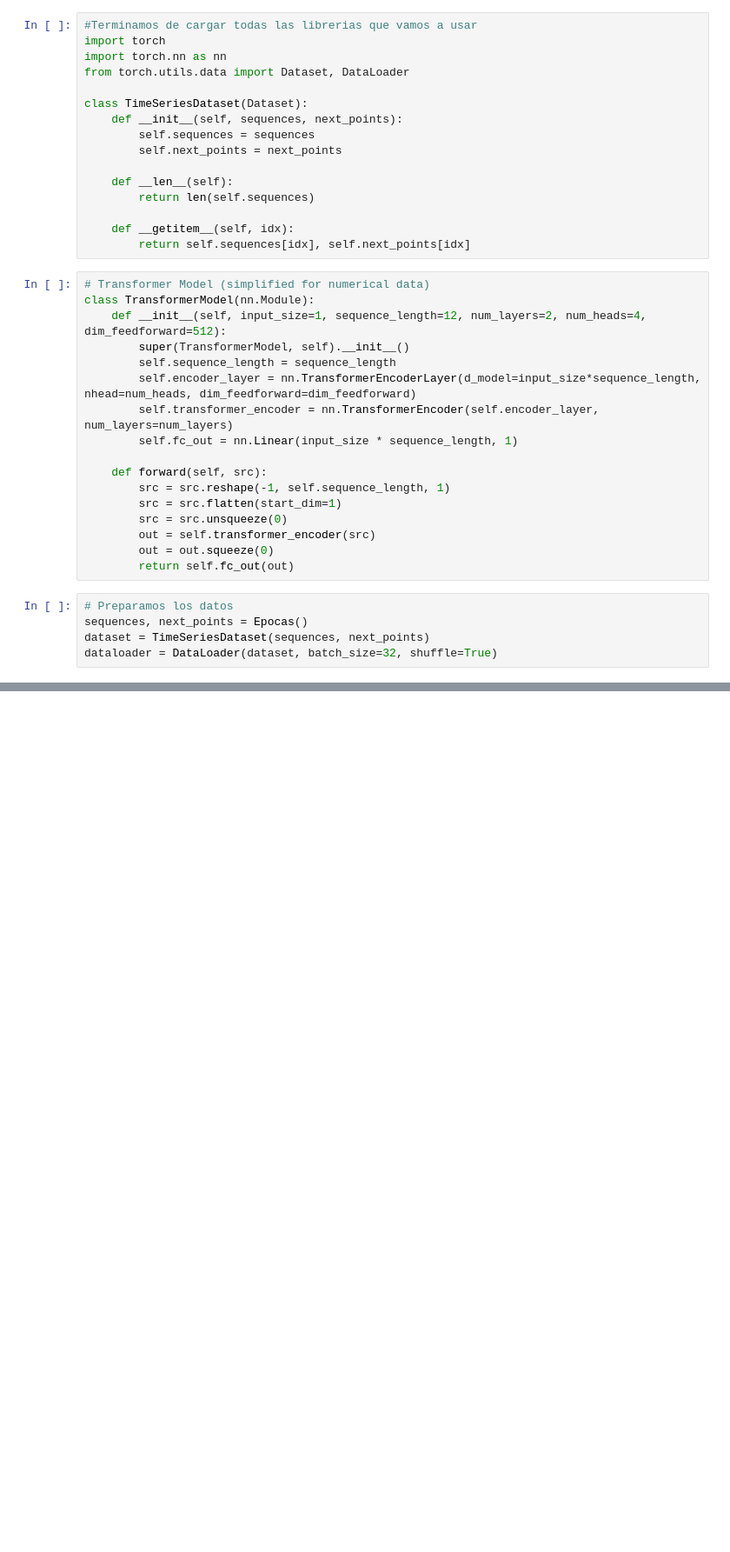
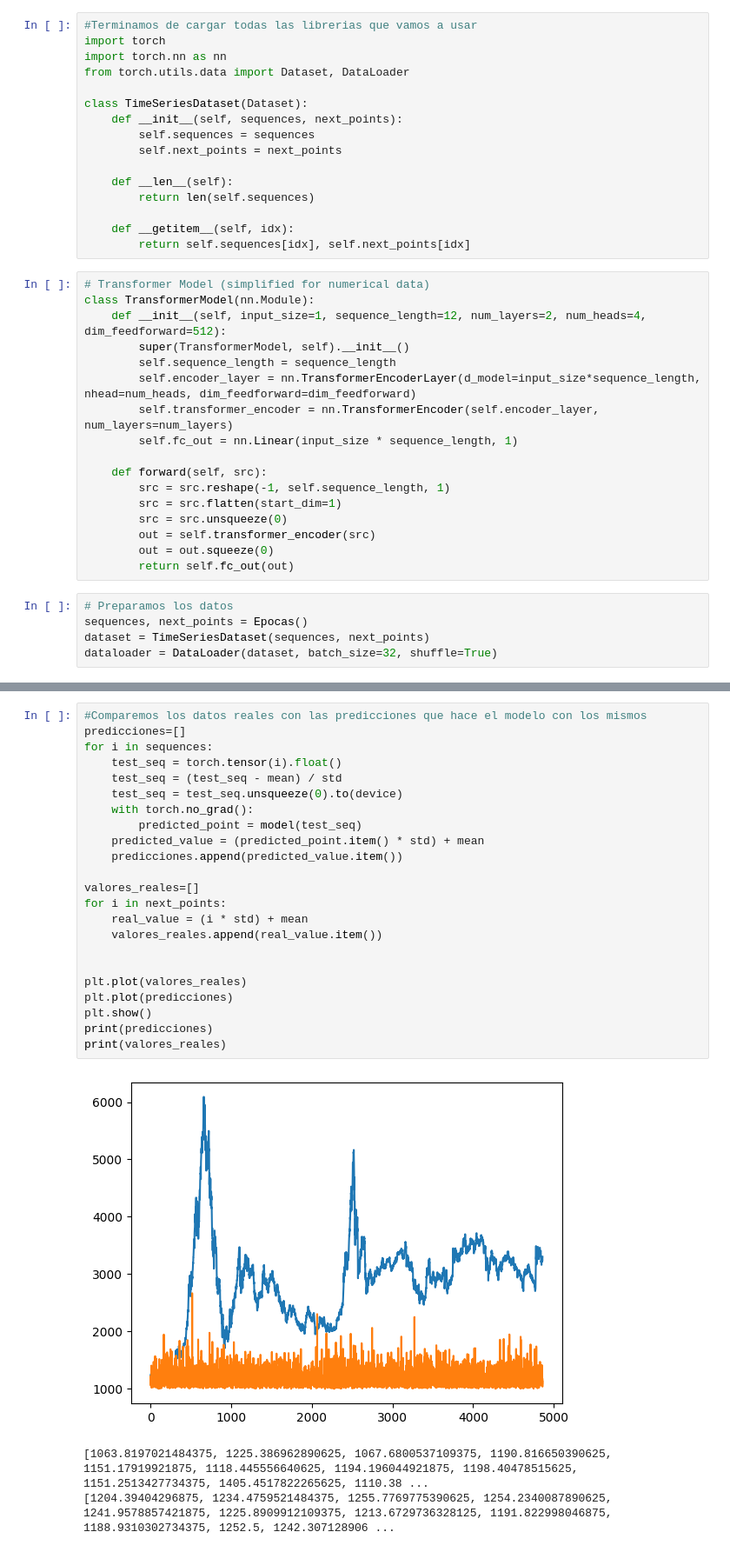
Before and after one commit to RedLakes17/SS-AntonioRojas, a Jupyter notebook: TWM3.ipynb, the cells around one changed output, grey strips where cells are left out. Shown: that part at 87% size. Drawn from its saved outputs; the diff is of its cells as text; blank space fills up the shorter version.

```diff
--- a/TWM3.ipynb
+++ b/TWM3.ipynb
@@ -146 +146,28 @@ Predicción (dato siguiente): tensor(1289.0795)
 Dato siguiente real: tensor(1204.3940)
+# %%
+#Comparemos los datos reales con las predicciones que hace el modelo con los mismos
+predicciones=[]
+for i in sequences:
+    test_seq = torch.tensor(i).float()
+    test_seq = (test_seq - mean) / std
+    test_seq = test_seq.unsqueeze(0).to(device)
+    with torch.no_grad():
+        predicted_point = model(test_seq)
+    predicted_value = (predicted_point.item() * std) + mean
+    predicciones.append(predicted_value.item())
+
+valores_reales=[]
+for i in next_points:
+    real_value = (i * std) + mean
+    valores_reales.append(real_value.item())
+
+
+plt.plot(valores_reales)
+plt.plot(predicciones)
+plt.show()
+print(predicciones)
+print(valores_reales)
+# %% [output]
+[figure, added]
+[1063.8197021484375, 1225.386962890625, 1067.6800537109375, 1190.816650390625, 1151.17919921875, 1118.445556640625, 1194.196044921875, 1198.40478515625, 1151.2513427734375, 1405.4517822265625, 1110.38 ...
+[1204.39404296875, 1234.4759521484375, 1255.7769775390625, 1254.2340087890625, 1241.9578857421875, 1225.8909912109375, 1213.6729736328125, 1191.822998046875, 1188.9310302734375, 1252.5, 1242.307128906 ...
```
Also changed, not shown: parts of 3 cells of this notebook, 4 other files.
